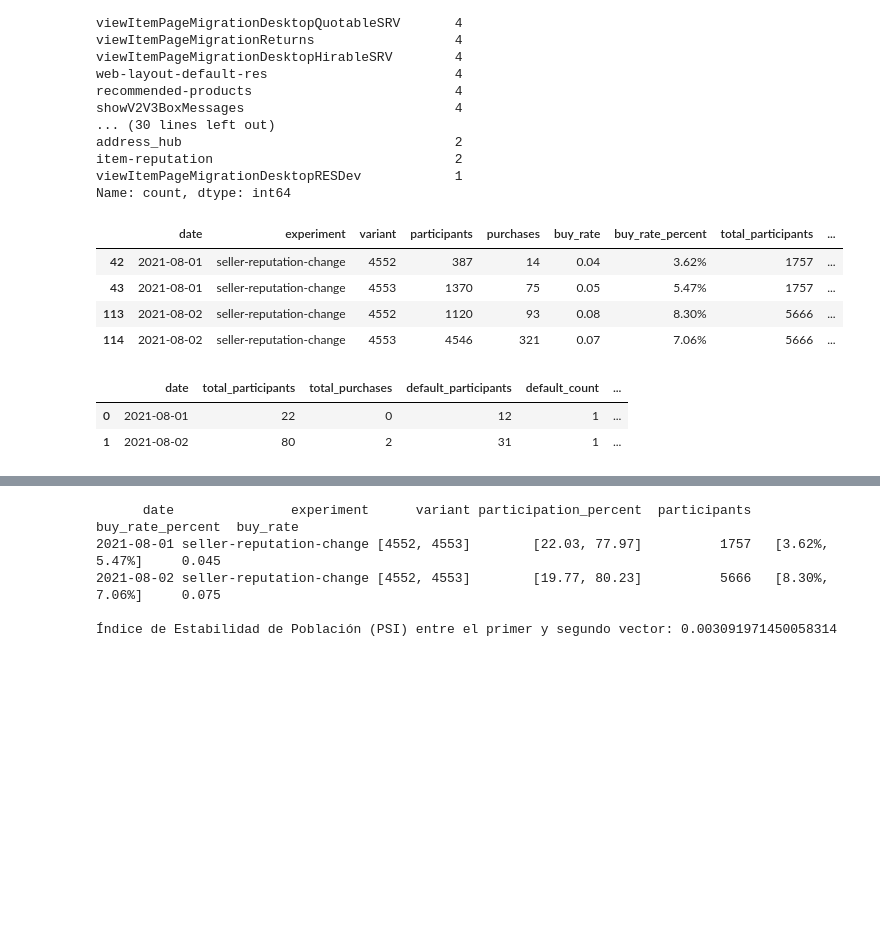
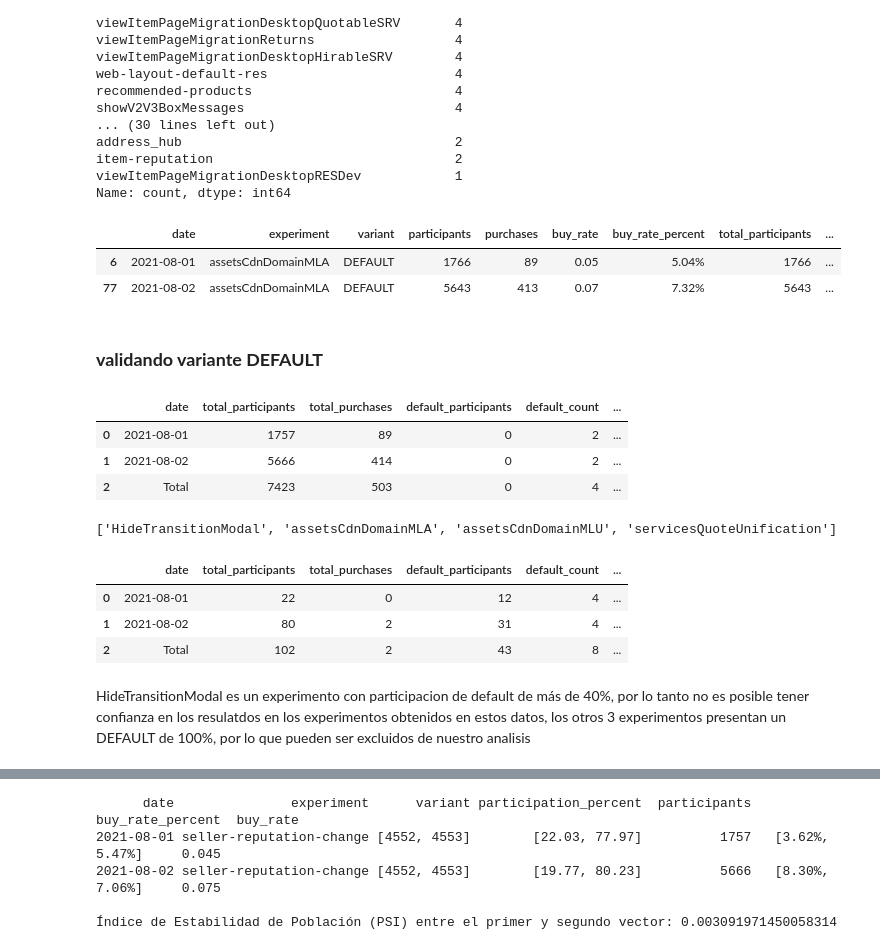
Before and after one commit to jmpaiba123/AB_Testing_Meli, a Jupyter notebook: jupyter_notebooks/02_Validaciones_datos.ipynb, the cells around one changed output, grey strips where cells are left out. Cells and saved outputs as stored; diff of their text form; code cells hidden in the pictures; blank space fills up the shorter version.

Commit message:
validaciones_datos

```diff
--- a/jupyter_notebooks/02_Validaciones_datos.ipynb
+++ b/jupyter_notebooks/02_Validaciones_datos.ipynb
@@ -114,19 +116,34 @@ total_participants_per_day.columns = ['date', 'experiment', 'total_participants'
 df_grouped_experiments = df_grouped_experiments.merge(total_participants_per_day, on=['date', 'experiment'])
 df_grouped_experiments['participation_percent'] = (df_grouped_experiments['participants'] / df_grouped_experiments['total_participants']) * 100
 # %%
-df_grouped_experiments[df_grouped_experiments.experiment == 'seller-reputation-change']
+df_grouped_experiments[df_grouped_experiments.experiment == 'assetsCdnDomainMLA']
 # %% [output]
 |  | date | experiment | variant | participants | purchases | buy_rate | buy_rate_percent | total_participants | ... |
-| 42 | 2021-08-01 | seller-reputation-change | 4552 | 387 | 14 | 0.04 | 3.62% | 1757 | ... |
-| 43 | 2021-08-01 | seller-reputation-change | 4553 | 1370 | 75 | 0.05 | 5.47% | 1757 | ... |
-| 113 | 2021-08-02 | seller-reputation-change | 4552 | 1120 | 93 | 0.08 | 8.30% | 5666 | ... |
-| 114 | 2021-08-02 | seller-reputation-change | 4553 | 4546 | 321 | 0.07 | 7.06% | 5666 | ... |
+| 6 | 2021-08-01 | assetsCdnDomainMLA | DEFAULT | 1766 | 89 | 0.05 | 5.04% | 1766 | ... |
+| 77 | 2021-08-02 | assetsCdnDomainMLA | DEFAULT | 5643 | 413 | 0.07 | 7.32% | 5643 | ... |
+# %% [markdown]
+### **validando variante DEFAULT**
 # %%
 analyzer = AnalisisExperimento(df_grouped_experiments)
-analyzer.default_count('HideTransitionModal')
-
+analyzer.default_count('seller-reputation-change')
 # más del 5% puede ser crítico empieza / validar si un usuario cayó en dos variantes del mismo experimento / conteo por usuario experimento y variante, conteo de variantes mayor igual a 2 ,
 # %% [output]
 |  | date | total_participants | total_purchases | default_participants | default_count | ... |
-| 0 | 2021-08-01 | 22 | 0 | 12 | 1 | ... |
-| 1 | 2021-08-02 | 80 | 2 | 31 | 1 | ... |
+| 0 | 2021-08-01 | 1757 | 89 | 0 | 2 | ... |
+| 1 | 2021-08-02 | 5666 | 414 | 0 | 2 | ... |
+| 2 | Total | 7423 | 503 | 0 | 4 | ... |
+# %%
+experiments_with_high_default = analyzer.get_experiments_with_high_default(threshold = 10)
+print(experiments_with_high_default)
+# %% [output]
+['HideTransitionModal', 'assetsCdnDomainMLA', 'assetsCdnDomainMLU', 'servicesQuoteUnification']
+# %%
+#analyzer.default_count('HideTransitionModal')
+analyzer.default_count('HideTransitionModal')
+# %% [output]
+|  | date | total_participants | total_purchases | default_participants | default_count | ... |
+| 0 | 2021-08-01 | 22 | 0 | 12 | 4 | ... |
+| 1 | 2021-08-02 | 80 | 2 | 31 | 4 | ... |
+| 2 | Total | 102 | 2 | 43 | 8 | ... |
+# %% [markdown]
+HideTransitionModal es un experimento con participacion de default de más de 40%, por lo tanto no es posible tener confianza en los resulatdos en los experimentos obtenidos en estos datos, los otros 3 experimentos presentan un DEFAULT de 100%, por lo que pueden ser excluidos de nuestro analisis
```
Also changed, not shown: parts of 13 cells of this notebook, 4 other files.
